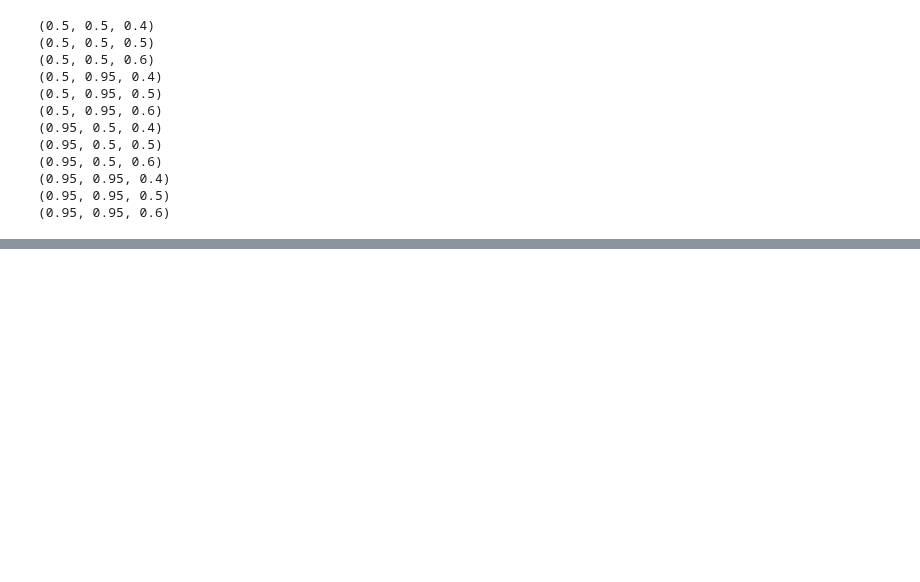
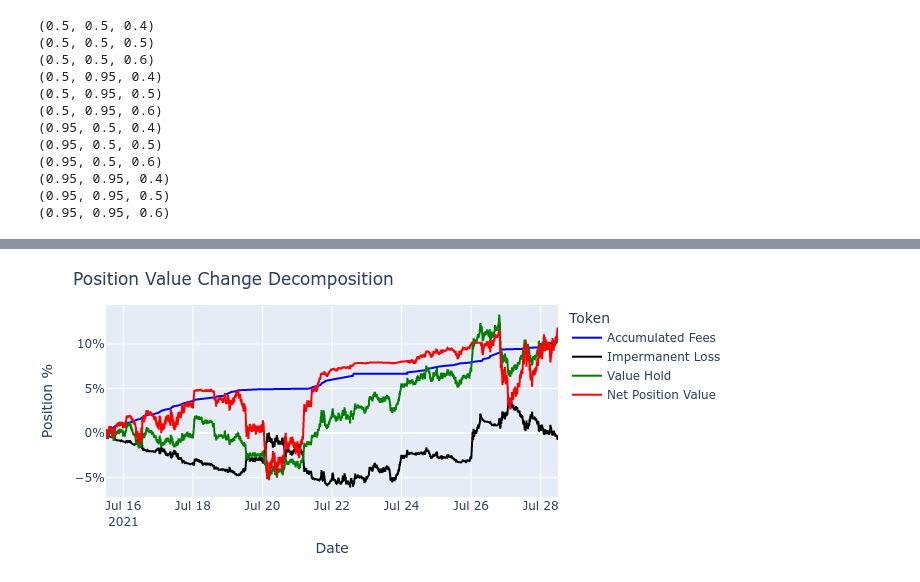
Before and after one commit to ricardgardella/active-strategy-framework, a Jupyter notebook: 1_Reset_Strategy_Example.ipynb, the cells around one changed output, grey strips where cells are left out. Cells and saved outputs as stored; diff of their text form; code cells hidden in the pictures; blank space fills up the shorter version.

```diff
--- a/1_Reset_Strategy_Example.ipynb
+++ b/1_Reset_Strategy_Example.ipynb
@@ -323,0 +168,5 @@ fig_position_composition.show(renderer="png")
+# %%
+# 2 - Return Decomposition
+p = ActiveStrategyFramework.plot_position_return_decomposition(data_strategy)
+# %% [output]
+[figure, added]
```
Also changed, not shown: parts of 12 cells of this notebook, 3 other files.
